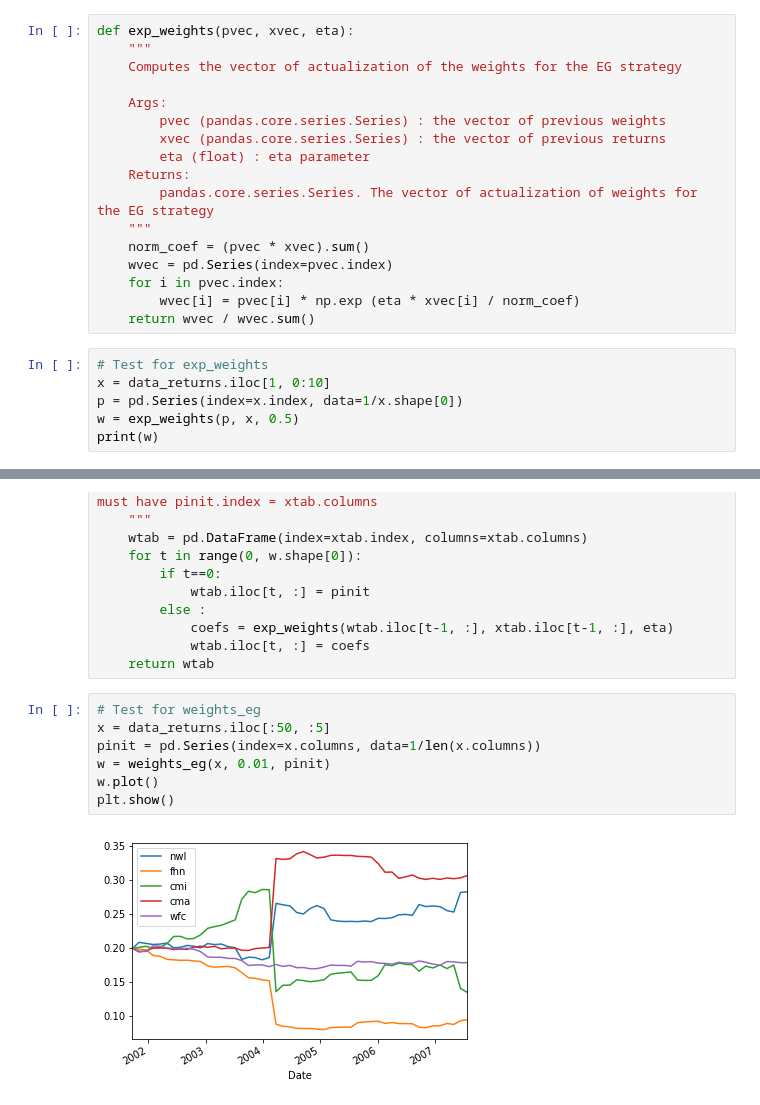
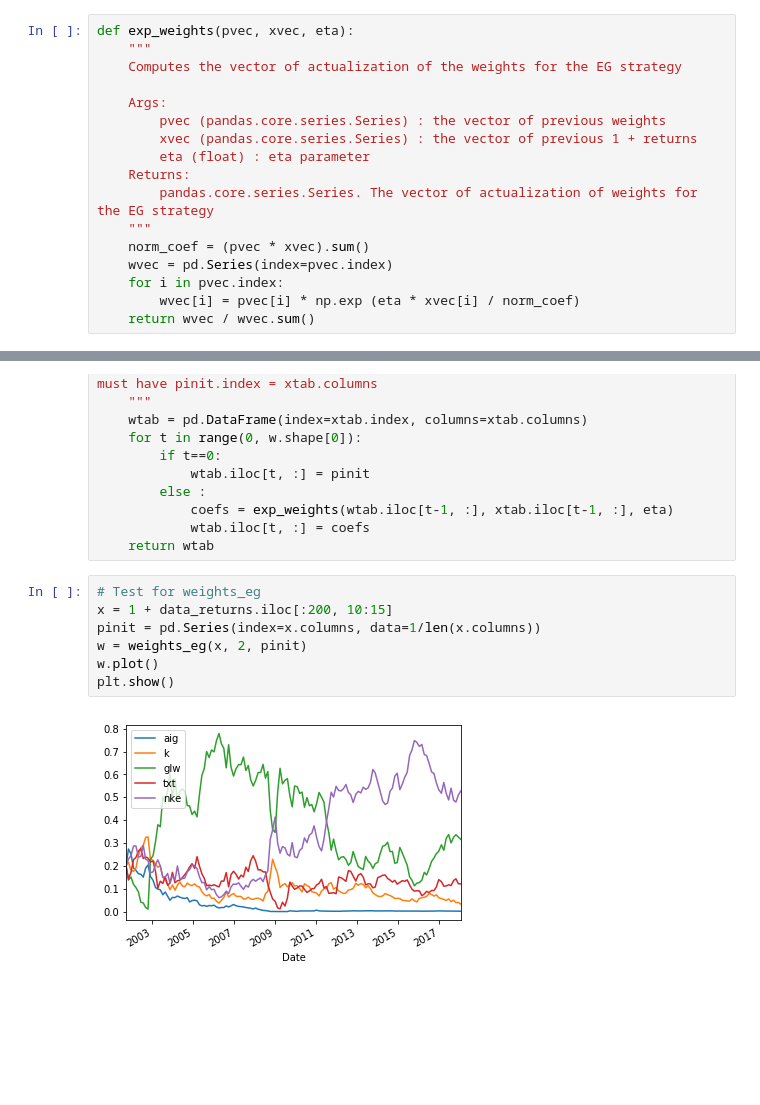
Before and after one commit to BoucheDimitri/OnlinePortfolio, a Jupyter notebook: Main.ipynb, the cells around one changed output, grey strips where cells are left out. Cells and saved outputs as stored; diff of their text form; blank space fills up the shorter version.

```diff
--- a/Main.ipynb
+++ b/Main.ipynb
@@ -66,7 +96,7 @@ def exp_weights(pvec, xvec, eta):
 
     Args:
         pvec (pandas.core.series.Series) : the vector of previous weights
-        xvec (pandas.core.series.Series) : the vector of previous returns
+        xvec (pandas.core.series.Series) : the vector of previous 1 + returns
         eta (float) : eta parameter
     Returns:
         pandas.core.series.Series. The vector of actualization of weights for the EG strategy
@@ -76,9 +106,3 @@ def exp_weights(pvec, xvec, eta):
     for i in pvec.index:
         wvec[i] = pvec[i] * np.exp (eta * xvec[i] / norm_coef)
     return wvec / wvec.sum()
-# %%
-# Test for exp_weights
-x = data_returns.iloc[1, 0:10]
-p = pd.Series(index=x.index, data=1/x.shape[0])
-w = exp_weights(p, x, 0.5)
-print(w)
@@ -114,13 +126,13 @@ def weights_eg(xtab, eta, pinit):
     return wtab
 # %%
 # Test for weights_eg
-x = data_returns.iloc[:50, :5]
+x = 1 + data_returns.iloc[:200, 10:15]
 pinit = pd.Series(index=x.columns, data=1/len(x.columns))
-w = weights_eg(x, 0.01, pinit)
+w = weights_eg(x, 2, pinit)
 w.plot()
 plt.show()
 # %% [output]
-[figure, old version]
+[figure, new version]
 # %%
 # Test for wealth factor on the EG strategy
 w_fact = wealth_factor(x, w, 10)
```
Also changed, not shown: parts of 11 cells of this notebook.
